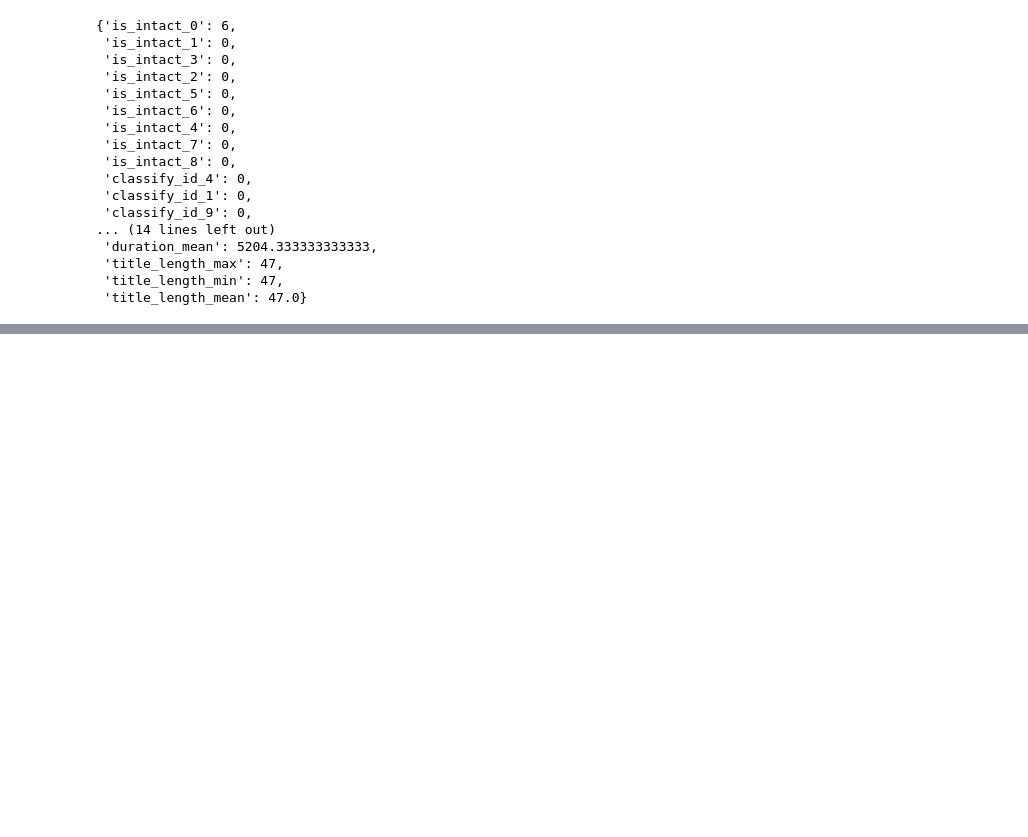
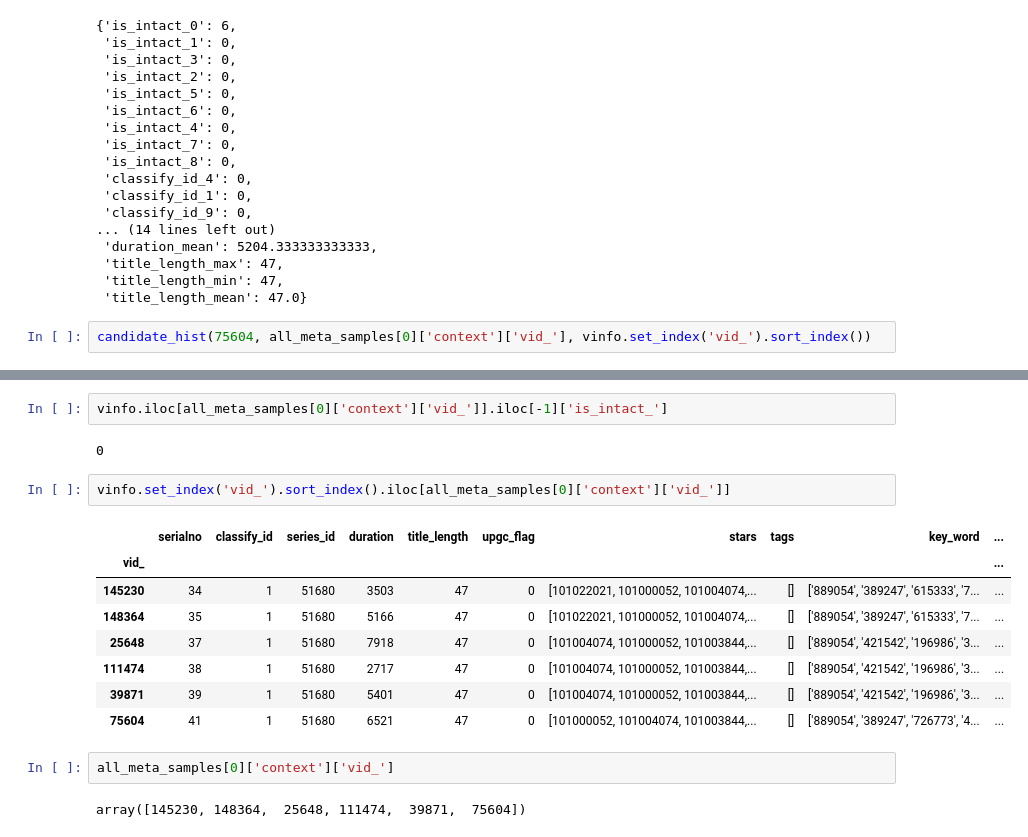
Before and after one commit to GZYZG/mgtv-2022, a Jupyter notebook: recall.ipynb, the cells around one changed output, grey strips where cells are left out. Cells and saved outputs as stored; diff of their text form; blank space fills up the shorter version.

```diff
--- a/recall.ipynb
+++ b/recall.ipynb
@@ -366,3 +422,5 @@ hist_stat(all_meta_samples[0]['context']['vid_'], vinfo.set_index('vid_').sort_i
  'title_length_max': 47,
  'title_length_min': 47,
  'title_length_mean': 47.0}
+# %%
+candidate_hist(75604, all_meta_samples[0]['context']['vid_'], vinfo.set_index('vid_').sort_index())
@@ -368,0 +445,19 @@ hist_stat(all_meta_samples[0]['context']['vid_'], vinfo.set_index('vid_').sort_i
+# %%
+vinfo.iloc[all_meta_samples[0]['context']['vid_']].iloc[-1]['is_intact_']
+# %% [output]
+0
+# %%
+vinfo.set_index('vid_').sort_index().iloc[all_meta_samples[0]['context']['vid_']]
+# %% [output]
+|  | serialno | classify_id | series_id | duration | title_length | upgc_flag | stars | tags | key_word | ... |
+| vid_ |  |  |  |  |  |  |  |  |  | ... |
+| 145230 | 34 | 1 | 51680 | 3503 | 47 | 0 | [101022021, 101000052, 101004074,... | [] | ['889054', '389247', '615333', '7... | ... |
+| 148364 | 35 | 1 | 51680 | 5166 | 47 | 0 | [101022021, 101000052, 101004074,... | [] | ['889054', '389247', '615333', '7... | ... |
+| 25648 | 37 | 1 | 51680 | 7918 | 47 | 0 | [101004074, 101000052, 101003844,... | [] | ['889054', '421542', '196986', '3... | ... |
+| 111474 | 38 | 1 | 51680 | 2717 | 47 | 0 | [101004074, 101000052, 101003844,... | [] | ['889054', '421542', '196986', '3... | ... |
+| 39871 | 39 | 1 | 51680 | 5401 | 47 | 0 | [101004074, 101000052, 101003844,... | [] | ['889054', '421542', '196986', '3... | ... |
+| 75604 | 41 | 1 | 51680 | 6521 | 47 | 0 | [101000052, 101004074, 101003844,... | [] | ['889054', '389247', '726773', '4... | ... |
+# %%
+all_meta_samples[0]['context']['vid_']
+# %% [output]
+array([145230, 148364,  25648, 111474,  39871,  75604])
```
Also changed, not shown: parts of 5 cells of this notebook, 1 other file.
